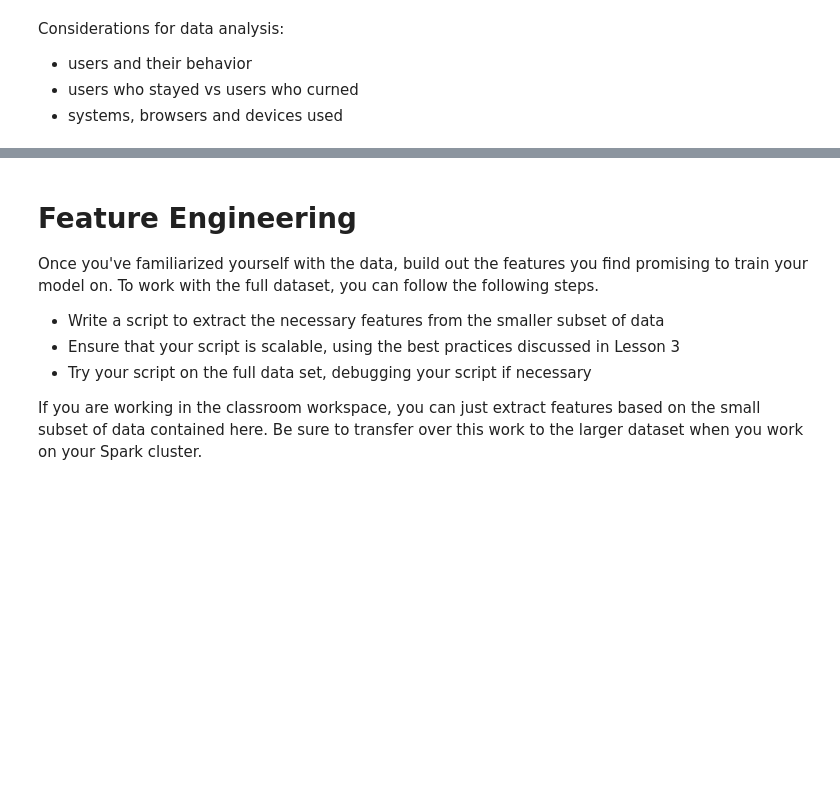
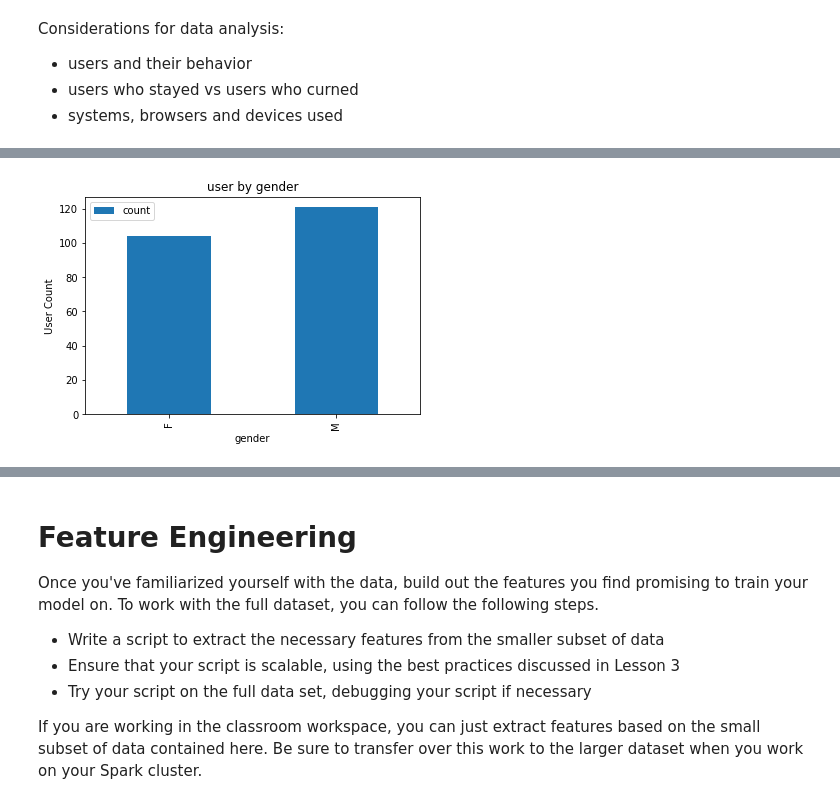
Before and after one commit to mh2065/capstone-project, a Jupyter notebook: Sparkify.ipynb, the cells around one changed output, grey strips where cells are left out. Drawn from its saved outputs; the diff is of its cells as text; code cells hidden in the pictures; blank space fills up the shorter version.

```diff
--- a/Sparkify.ipynb
+++ b/Sparkify.ipynb
@@ -561,0 +560,9 @@ plt.xticks(rotation=0);
+# %%
+# plot gender distribution
+df_gender_pd = df.select('userId', 'gender').distinct().groupBy('gender').count().toPandas()
+
+df_gender_pd.plot(kind='bar',  x='gender', label=False)
+plt.title('user by gender')
+plt.ylabel('User Count');
+# %% [output]
+[figure, added]
```
Also changed, not shown: parts of 128 cells of this notebook.
